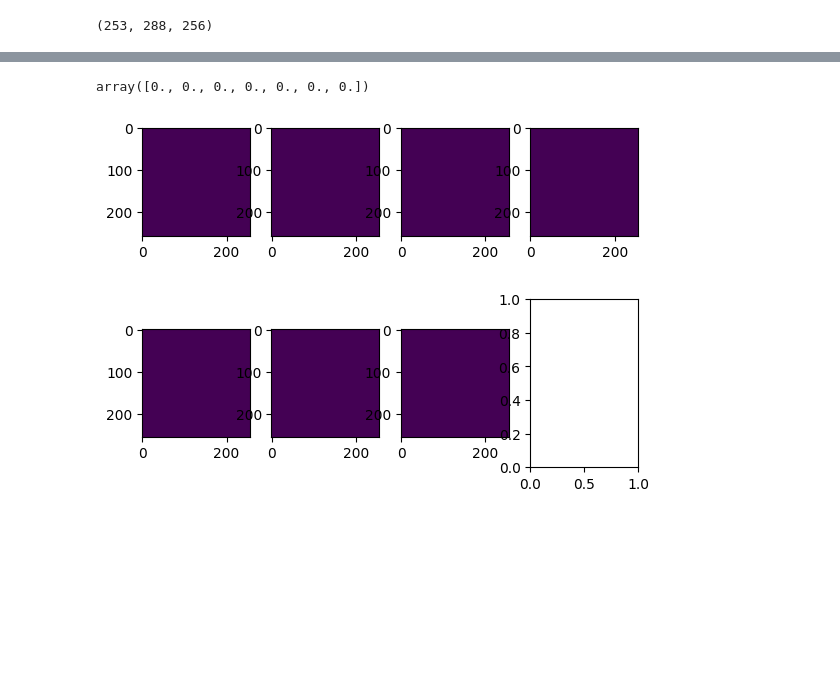
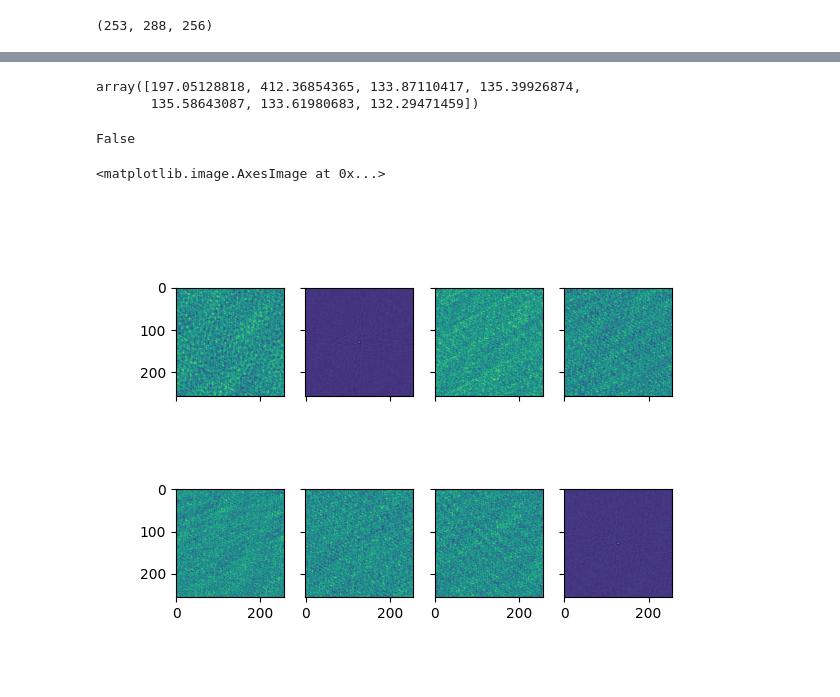
Before and after one commit to askap-craco/craco-python, a Jupyter notebook: notebooks/Front end injection testing.ipynb, the cells around one changed output, grey strips where cells are left out. Drawn from its saved outputs; the diff is of its cells as text; code cells hidden in the pictures; blank space fills up the shorter version.

```diff
--- a/notebooks/Front end injection testing.ipynb
+++ b/notebooks/Front end injection testing.ipynb
@@ -33,12 +109,20 @@ plot(inp.real.mean(axis=(0,1)))
 # %%
-bc = np.load('boxcar_hist_iblk0.npy')
+bc = np.load('boxcar_hist_iblk2.npy')
 # %%
 bc[0,...].std(axis=(1,2))
 # %% [output]
-array([0., 0., 0., 0., 0., 0., 0.])
+array([197.05128818, 412.36854365, 133.87110417, 135.39926874,
+       135.58643087, 133.61980683, 132.29471459])
+# %%
+np.all(bc == 0)
+# %% [output]
+False
 # %%
-fig,ax = subplots(2,4)
+fig,ax = subplots(2,4, sharex=True, sharey=True)
 for i in range(7):
     ax.flat[i].imshow(np.fft.fftshift(bc[0,i,:,:]))
+
+ax.flat[7].imshow(np.fft.fftshift(bc[0,1,:,:] - bc[0,0,:,:]))
 # %% [output]
+<matplotlib.image.AxesImage at 0x...>
-[figure, old version]
+[figure, new version]
```
Also changed, not shown: parts of 34 cells of this notebook, 1 other file.
